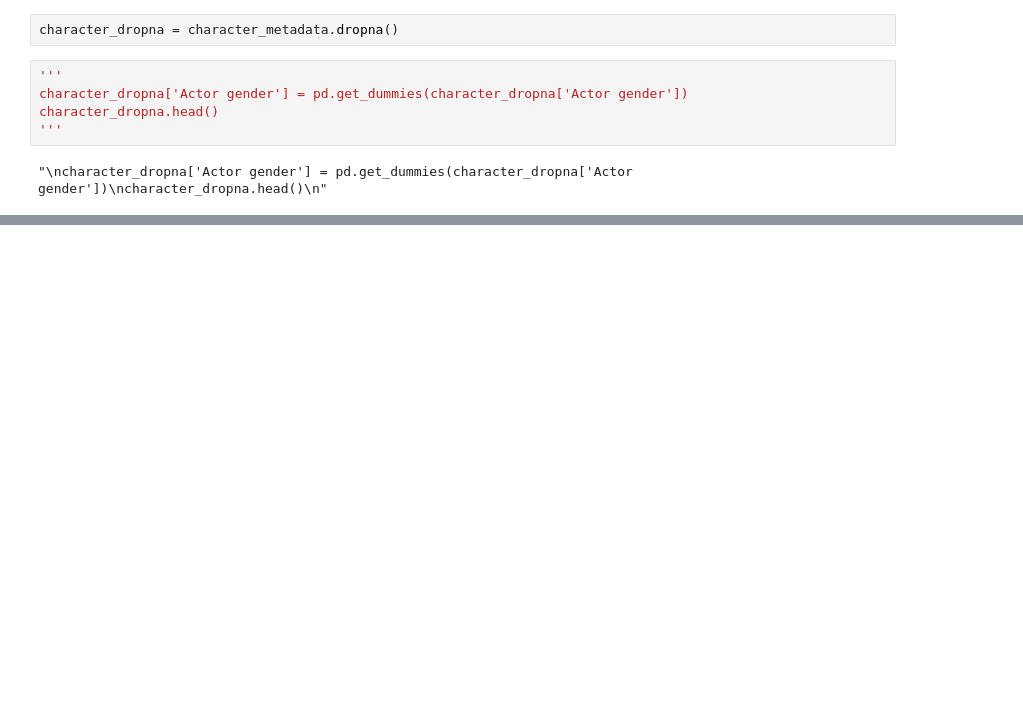
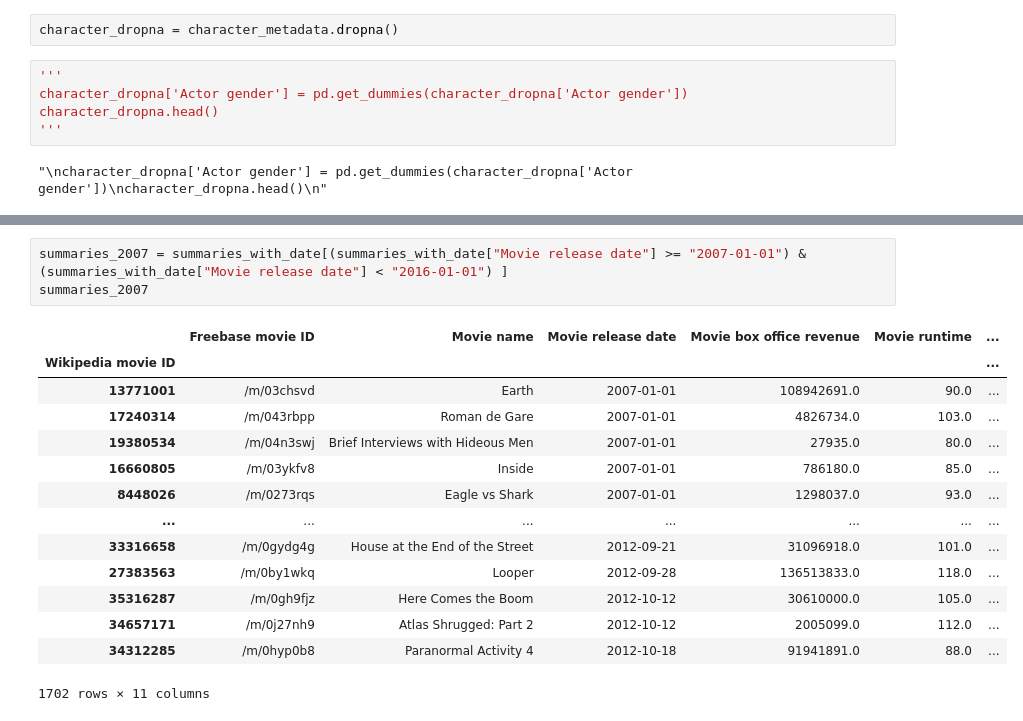
Before and after one commit to epfl-ada/ada-2022-project-cyga, a Jupyter notebook: preprocessing.ipynb, the cells around one changed output, grey strips where cells are left out. Saved outputs shown, nothing was run; the diff lists cells and outputs as text; blank space fills up the shorter version.

```diff
--- a/preprocessing.ipynb
+++ b/preprocessing.ipynb
@@ -484,0 +605,18 @@ character_dropna.head()
+# %%
+summaries_2007 = summaries_with_date[(summaries_with_date["Movie release date"] >= "2007-01-01") & (summaries_with_date["Movie release date"] < "2016-01-01") ]
+summaries_2007
+# %% [output]
+|  | Freebase movie ID | Movie name | Movie release date | Movie box office revenue | Movie runtime | ... |
+| Wikipedia movie ID |  |  |  |  |  | ... |
+| 13771001 | /m/03chsvd | Earth | 2007-01-01 | 108942691.0 | 90.0 | ... |
+| 17240314 | /m/043rbpp | Roman de Gare | 2007-01-01 | 4826734.0 | 103.0 | ... |
+| 19380534 | /m/04n3swj | Brief Interviews with Hideous Men | 2007-01-01 | 27935.0 | 80.0 | ... |
+| 16660805 | /m/03ykfv8 | Inside | 2007-01-01 | 786180.0 | 85.0 | ... |
+| 8448026 | /m/0273rqs | Eagle vs Shark | 2007-01-01 | 1298037.0 | 93.0 | ... |
+| ... | ... | ... | ... | ... | ... | ... |
+| 33316658 | /m/0gydg4g | House at the End of the Street | 2012-09-21 | 31096918.0 | 101.0 | ... |
+| 27383563 | /m/0by1wkq | Looper | 2012-09-28 | 136513833.0 | 118.0 | ... |
+| 35316287 | /m/0gh9fjz | Here Comes the Boom | 2012-10-12 | 30610000.0 | 105.0 | ... |
+| 34657171 | /m/0j27nh9 | Atlas Shrugged: Part 2 | 2012-10-12 | 2005099.0 | 112.0 | ... |
+| 34312285 | /m/0hyp0b8 | Paranormal Activity 4 | 2012-10-18 | 91941891.0 | 88.0 | ... |
+1702 rows × 11 columns
```
Also changed, not shown: parts of 28 cells of this notebook.
